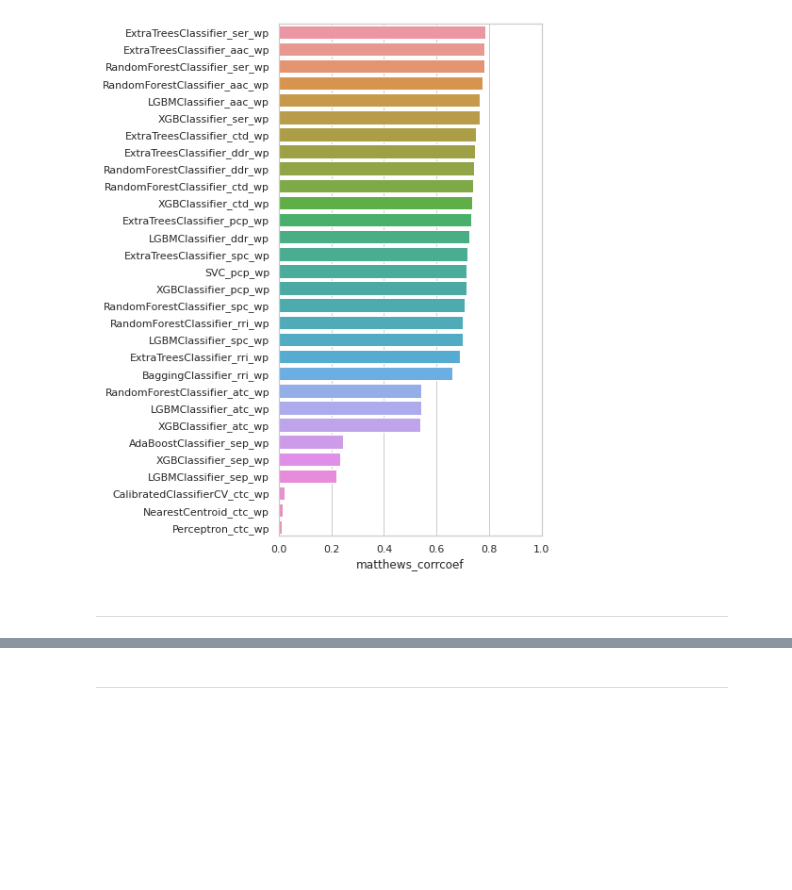
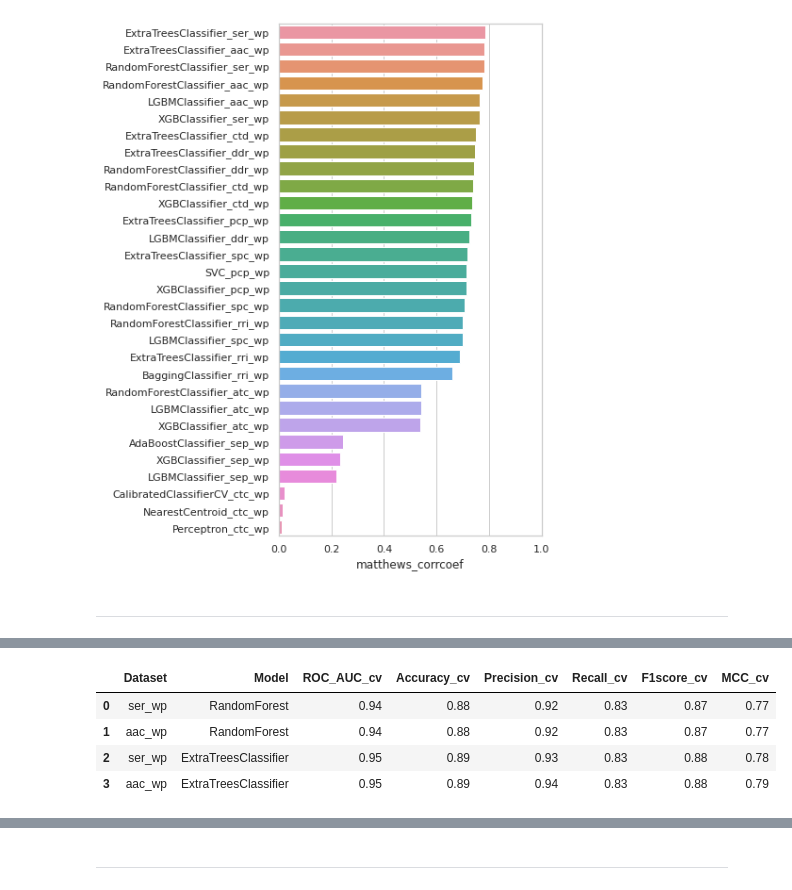
Before and after one commit to sayalaruano/CapstoneProject-MLZoomCamp, a Jupyter notebook: EDA_Binary_classifiers_AMPs_activity.ipynb, the cells around one changed output, grey strips where cells are left out. Cells and saved outputs as stored; diff of their text form; code cells hidden in the pictures; blank space fills up the shorter version.

```diff
--- a/EDA_Binary_classifiers_AMPs_activity.ipynb
+++ b/EDA_Binary_classifiers_AMPs_activity.ipynb
@@ -1031,8 +1024,0 @@ I performed feature tuning with sklearn class [GridSearchCV](https://scikit-lear
-# %%
-# Build random forest model
-
-from sklearn.ensemble import RandomForestClassifier
-
-rf = RandomForestClassifier(n_estimators=500)
-
-rf.fit(X_train, y_train)
@@ -1090,9 +1024,0 @@ array([[1446,   87],
-# %%
-# Classification report
-from sklearn.metrics import classification_report
-
-model_report = classification_report(y_train, y_train_pred, target_names=['positive','negative'])
-
-f = open('model_report.txt','w')
-f.writelines(model_report)
-f.close()
@@ -1173,0 +1036,5 @@ Text(0.5, 0, 'Feature Importance')
+# %%
+# Dataframe to save performance metrics of the best models
+results_bestmodels = pd.DataFrame(columns=['Dataset', 'Model', 'ROC_AUC_cv',
+                                'Accuracy_cv', 'Precision_cv',
+                                 'Recall_cv', 'F1score_cv', 'MCC_cv'])
@@ -1173,0 +1205,8 @@ Text(0.5, 0, 'Feature Importance')
+# %%
+results_bestmodels
+# %% [output]
+|  | Dataset | Model | ROC_AUC_cv | Accuracy_cv | Precision_cv | Recall_cv | F1score_cv | MCC_cv |
+| 0 | ser_wp | RandomForest | 0.94 | 0.88 | 0.92 | 0.83 | 0.87 | 0.77 |
+| 1 | aac_wp | RandomForest | 0.94 | 0.88 | 0.92 | 0.83 | 0.87 | 0.77 |
+| 2 | ser_wp | ExtraTreesClassifier | 0.95 | 0.89 | 0.93 | 0.83 | 0.88 | 0.78 |
+| 3 | aac_wp | ExtraTreesClassifier | 0.95 | 0.89 | 0.94 | 0.83 | 0.88 | 0.79 |
```
Also changed, not shown: parts of 51 cells of this notebook, 9 other files.
